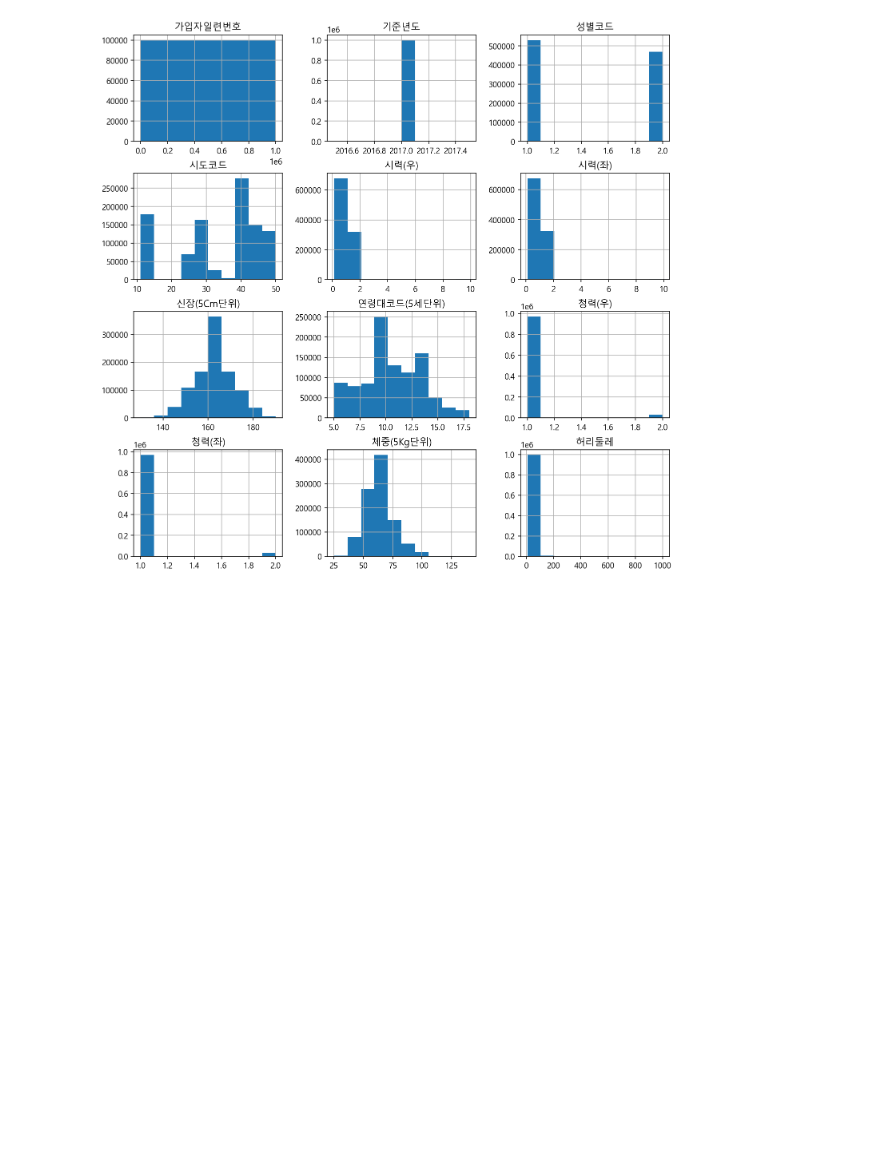
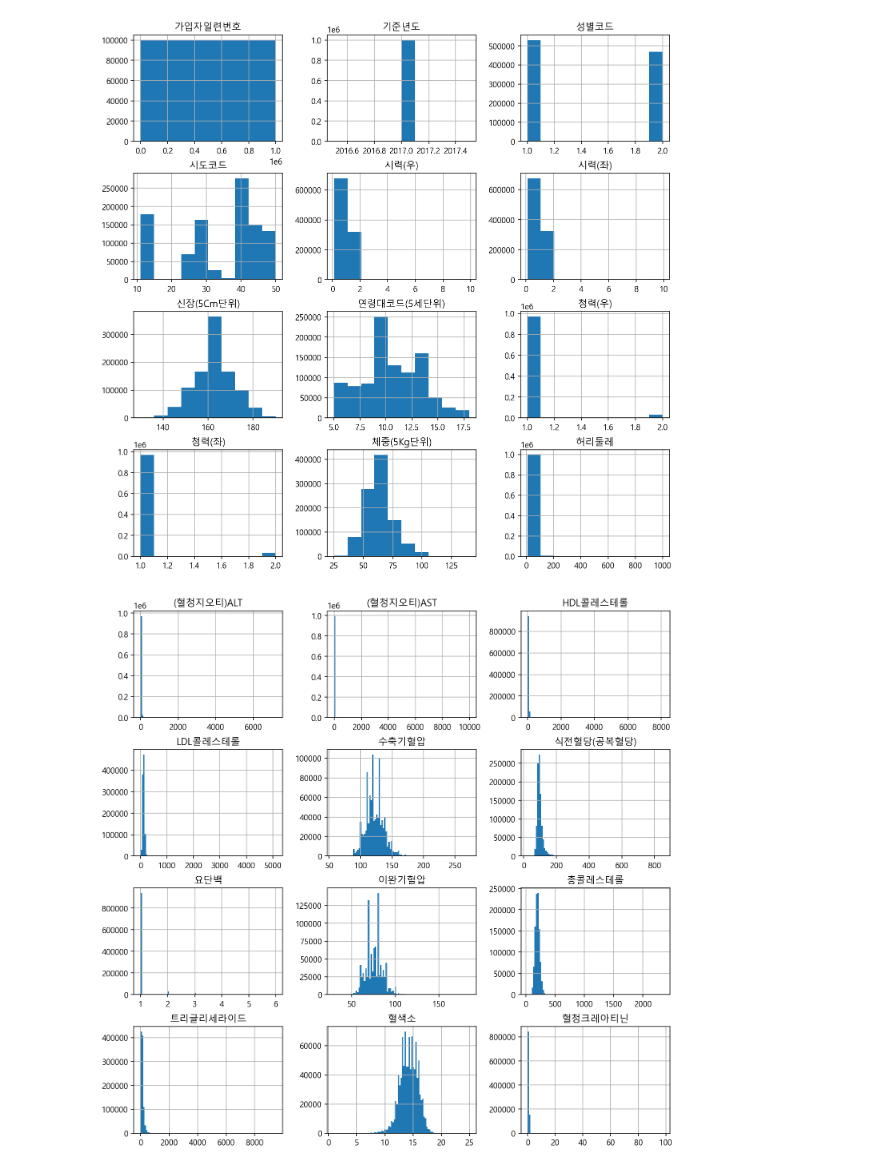
Before and after one commit to baesku789/jupyter, a Jupyter notebook: health-analysis-input.ipynb, the cells around one changed output. Saved outputs shown, nothing was run; the diff lists cells and outputs as text; code cells hidden in the pictures; blank space fills up the shorter version.

```diff
--- a/health-analysis-input.ipynb
+++ b/health-analysis-input.ipynb
@@ -359,5 +359,9 @@ h = df.iloc[:,:12].hist(figsize=(12,12))
 [figure]
 # %%
 # 슬라이싱을 사용해 앞에서 12번째부터 23번째까지(12:24) 컬럼에 대한 데이터로 히스토그램을 그립니다.
+
+h = df.iloc[:, 12:24].hist(figsize=(12,12), bins=100)
+# %% [output]
+[figure, added]
 # %%
 # 슬라이싱을 사용해 앞에서 24번째부터 마지막까지(24:) 컬럼에 대한 데이터로 히스토그램을 그립니다.
```
Also changed, not shown: parts of 28 cells of this notebook.
